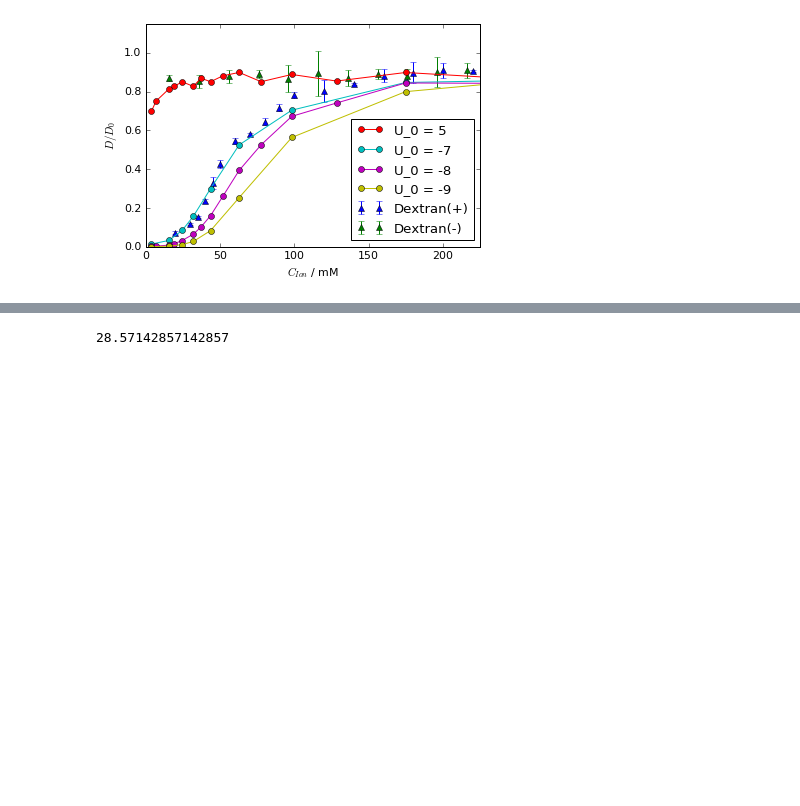
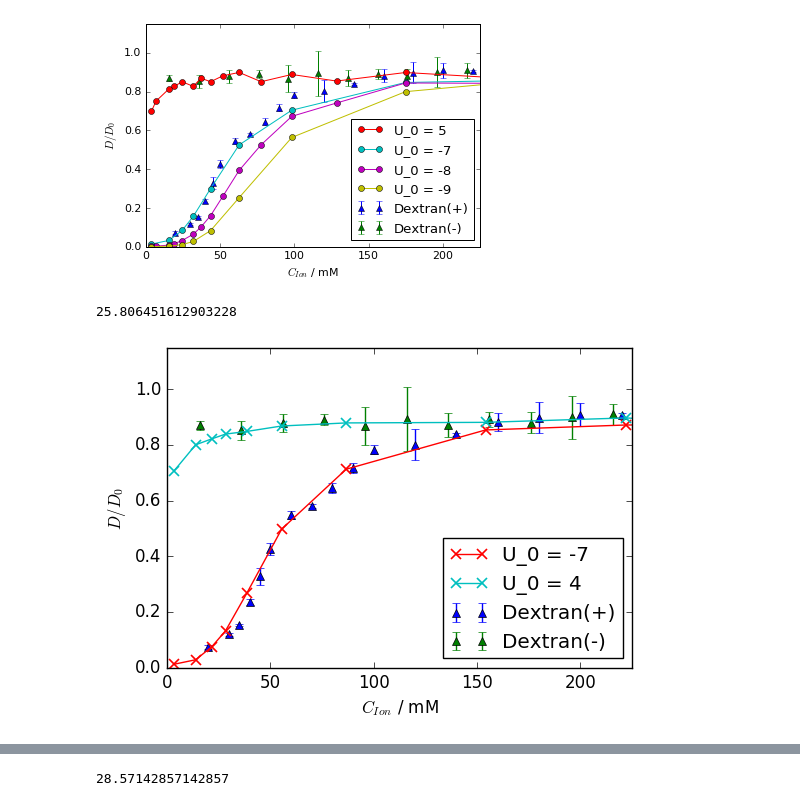
Before and after one commit to JohannHansing/iPythonNB, a Jupyter notebook: EPJE/Jason Data.ipynb, the cells around one changed output, grey strips where cells are left out. Saved outputs shown, nothing was run; the diff lists cells and outputs as text; code cells hidden in the pictures; blank space fills up the shorter version.

```diff
--- a/EPJE/Jason Data.ipynb
+++ b/EPJE/Jason Data.ipynb
@@ -120,4 +120,15 @@ plotCionData(adata,bex,us,False,'test')
 # %% [output]
 24.242424242424242
 [figure]
+# %%
+#TODO ! CHECK REDO DATA ON SHELDON! first check if it's better than the current before deleting anything.
+a=0.31
+us=['-7','4']
+dt='0.001'
+adata, bex = getCionData(a,us,dt,a_ex_Cion)
+print(bex)
+plotCionData(adata,bex,us,True,'D_over_Cion_HI_aop054_u4_-7_a031')
+# %% [output]
+25.806451612903228
+[figure, added]
 # %%
```
Also changed, not shown: parts of 20 cells of this notebook, 1 other file.
